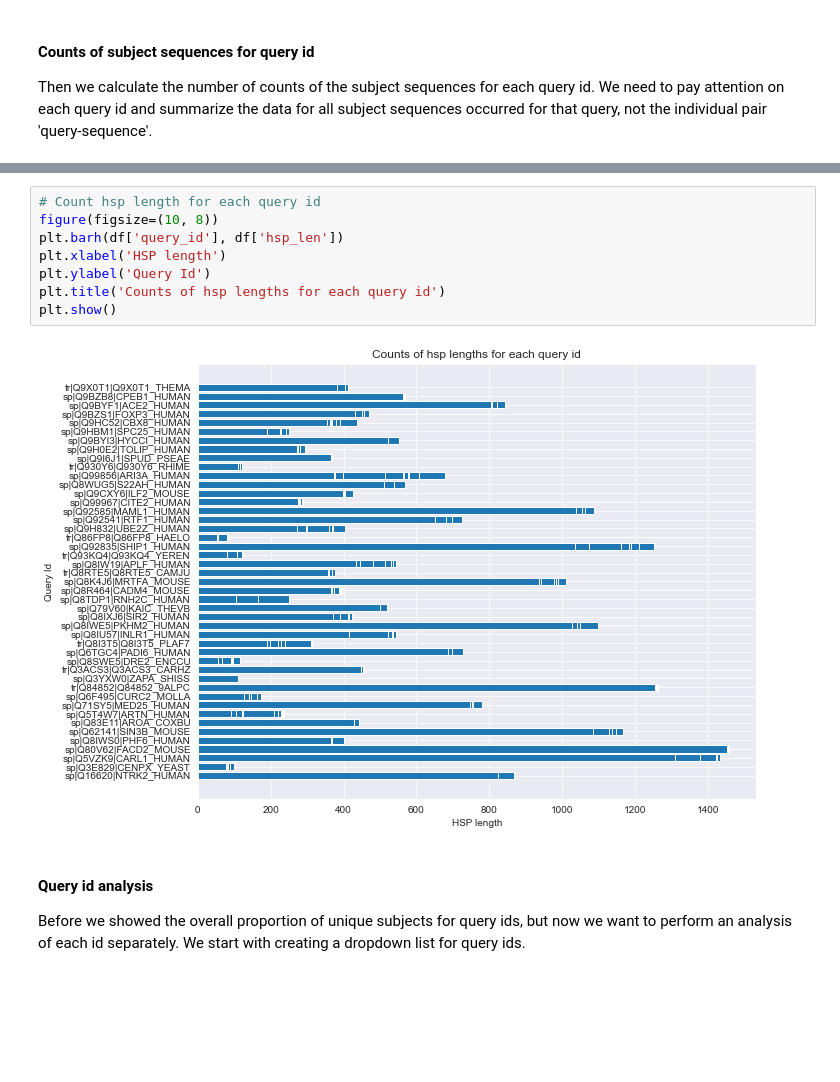
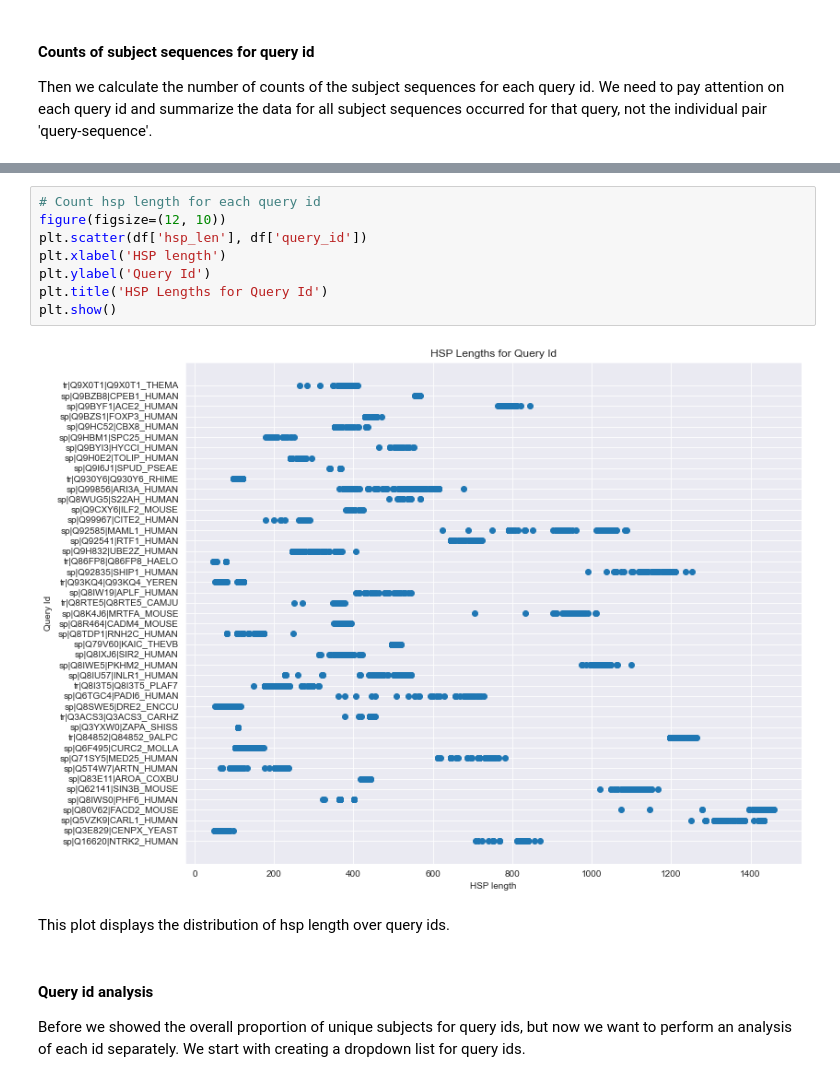
Before and after one commit to AlyaHarvelle/HMMER, a Jupyter notebook: MSA_1204.ipynb, the cells around one changed output, grey strips where cells are left out. Saved outputs shown, nothing was run; the diff lists cells and outputs as text; blank space fills up the shorter version.

```diff
--- a/MSA_1204.ipynb
+++ b/MSA_1204.ipynb
@@ -125,13 +126,15 @@ plt.show()
 # %%
 # Count hsp length for each query id
-figure(figsize=(10, 8))
-plt.barh(df['query_id'], df['hsp_len'])
+figure(figsize=(12, 10))
+plt.scatter(df['hsp_len'], df['query_id'])
 plt.xlabel('HSP length')
 plt.ylabel('Query Id')
-plt.title('Counts of hsp lengths for each query id')
+plt.title('HSP Lengths for Query Id')
 plt.show()
 # %% [output]
-[figure, old version]
+[figure, new version]
+# %% [markdown]
+This plot displays the distribution of hsp length over query ids.
 # %% [markdown]
 #### Query id analysis
 
```
Also changed, not shown: parts of 9 cells of this notebook, 1 other file.
